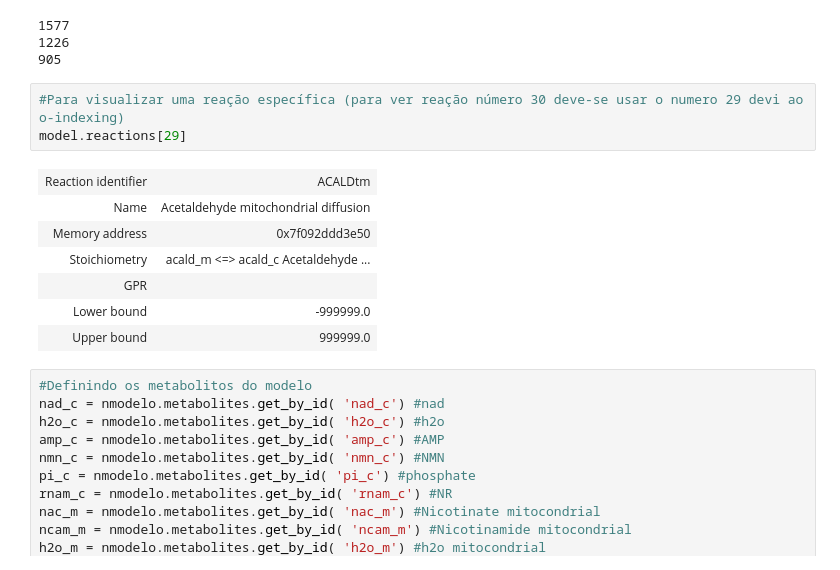
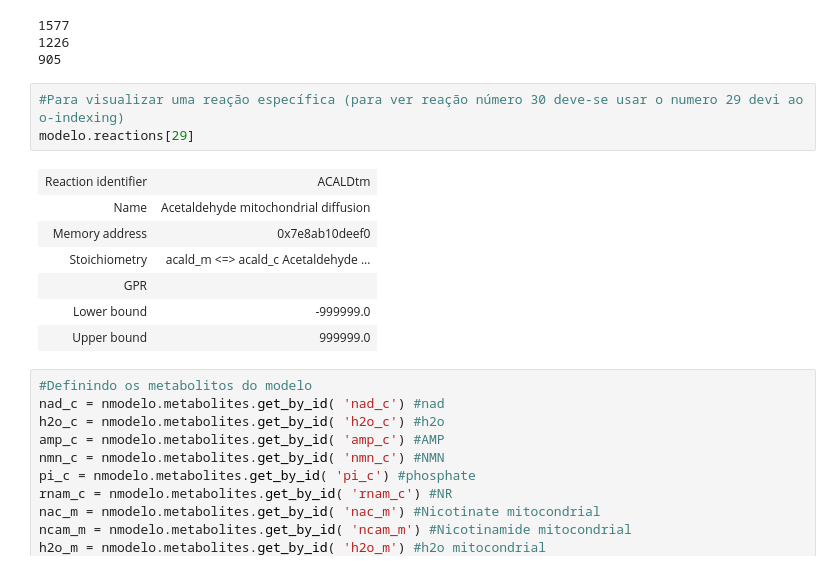
Before and after one commit to marihecksh/meufba, a Jupyter notebook: FBA_corrigido.ipynb, the cells around one changed output. Cells and saved outputs as stored; diff of their text form.

```diff
--- a/FBA_corrigido.ipynb
+++ b/FBA_corrigido.ipynb
@@ -95,11 +95,11 @@ print(len(nmodelo.genes))
 905
 # %%
 #Para visualizar uma reação específica (para ver reação número 30 deve-se usar o numero 29 devi ao o-indexing)
-model.reactions[29]
+modelo.reactions[29]
 # %% [output]
 | Reaction identifier | ACALDtm |
 | Name | Acetaldehyde mitochondrial diffusion |
-| Memory address | 0x7f092ddd3e50 |
+| Memory address | 0x7e8ab10deef0 |
 | Stoichiometry | acald_m <=> acald_c Acetaldehyde ... |
 | GPR |  |
 | Lower bound | -999999.0 |
```
Also changed, not shown: parts of 58 cells of this notebook.
